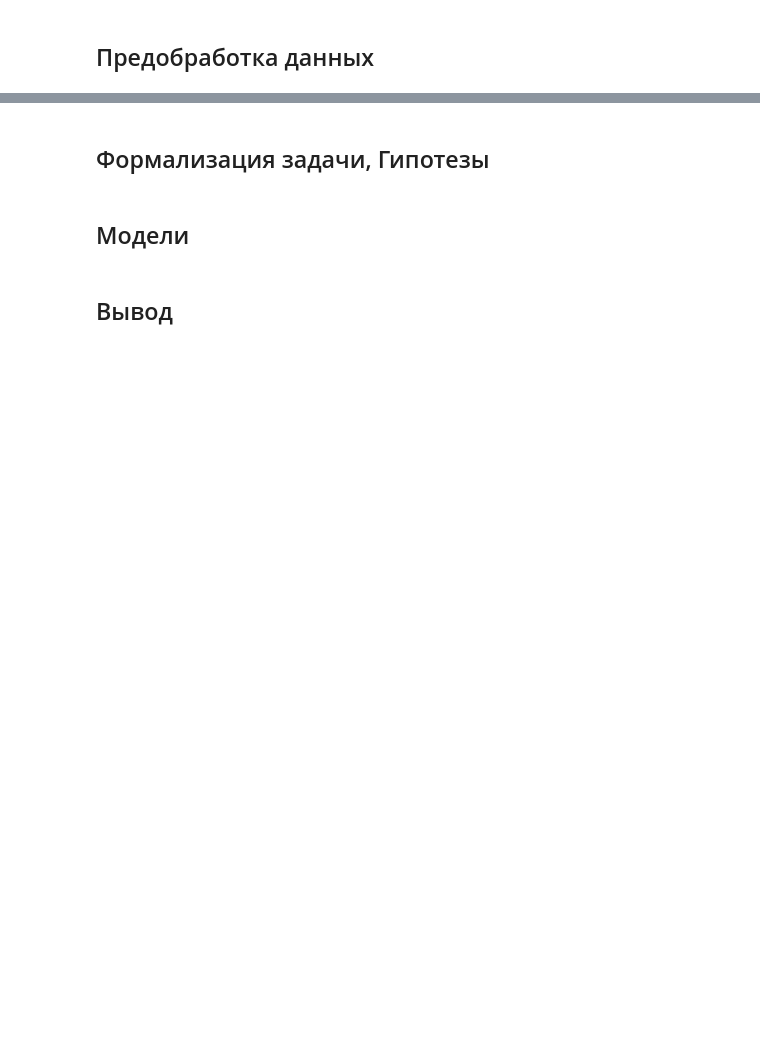
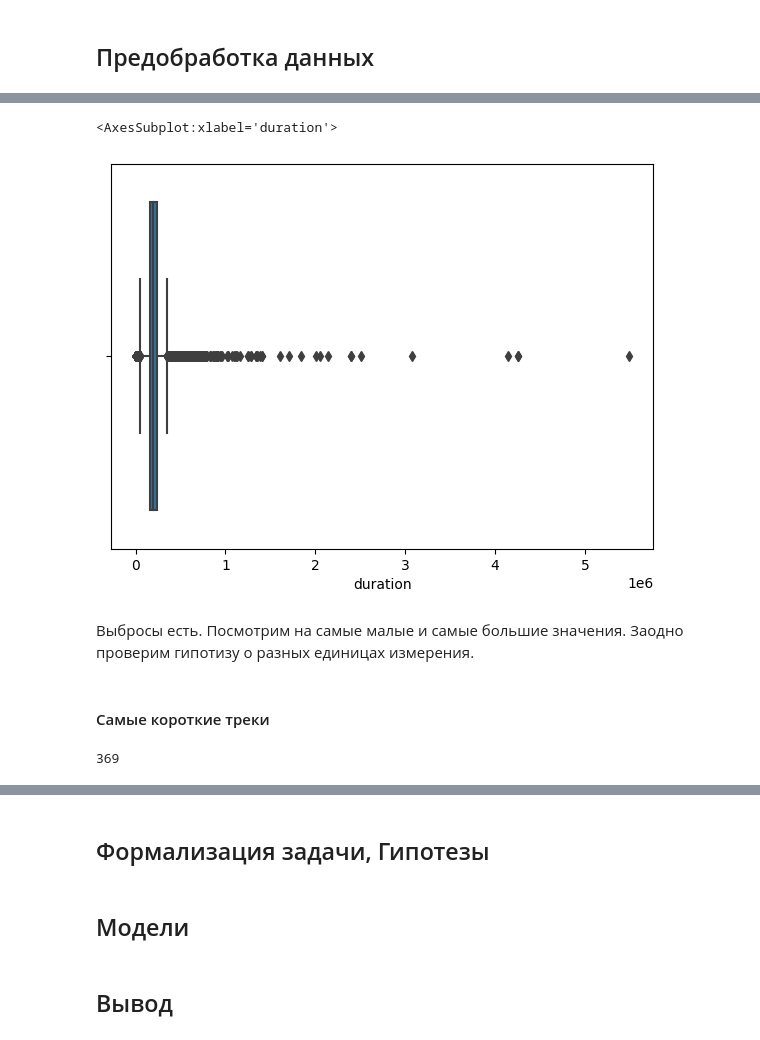
Before and after one commit to Musical-Detectives-Team/hakaton_yandex_music, a Jupyter notebook: hakaton_music_md_pre.ipynb, the cells around one changed output, grey strips where cells are left out. Saved outputs shown, nothing was run; the diff lists cells and outputs as text; code cells hidden in the pictures; blank space fills up the shorter version.

```diff
--- a/hakaton_music_md_pre.ipynb
+++ b/hakaton_music_md_pre.ipynb
@@ -321,0 +393,13 @@ profile_df_united_task_1.to_notebook_iframe()
+# %%
+sns.boxplot(x=df_united_task_1['duration'])
+# %% [output]
+<AxesSubplot:xlabel='duration'>
+[figure, added]
+# %% [markdown]
+Выбросы есть. Посмотрим на самые малые и самые большие значения. Заодно проверим гипотизу о разных единицах измерения.
+# %% [markdown]
+#### Самые короткие треки
+# %%
+len(df_united_task_1.query('duration == 0'))
+# %% [output]
+369
```
Also changed, not shown: parts of 128 cells of this notebook.
